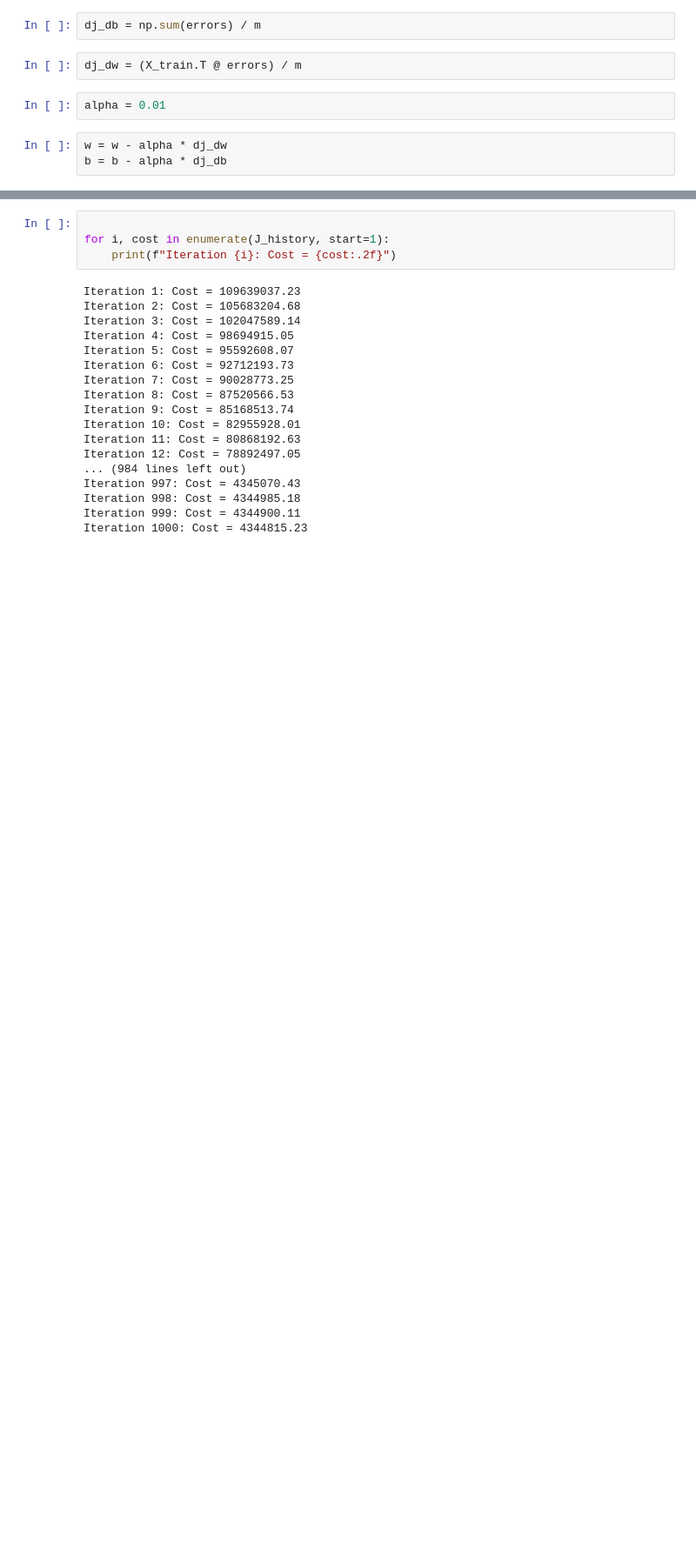
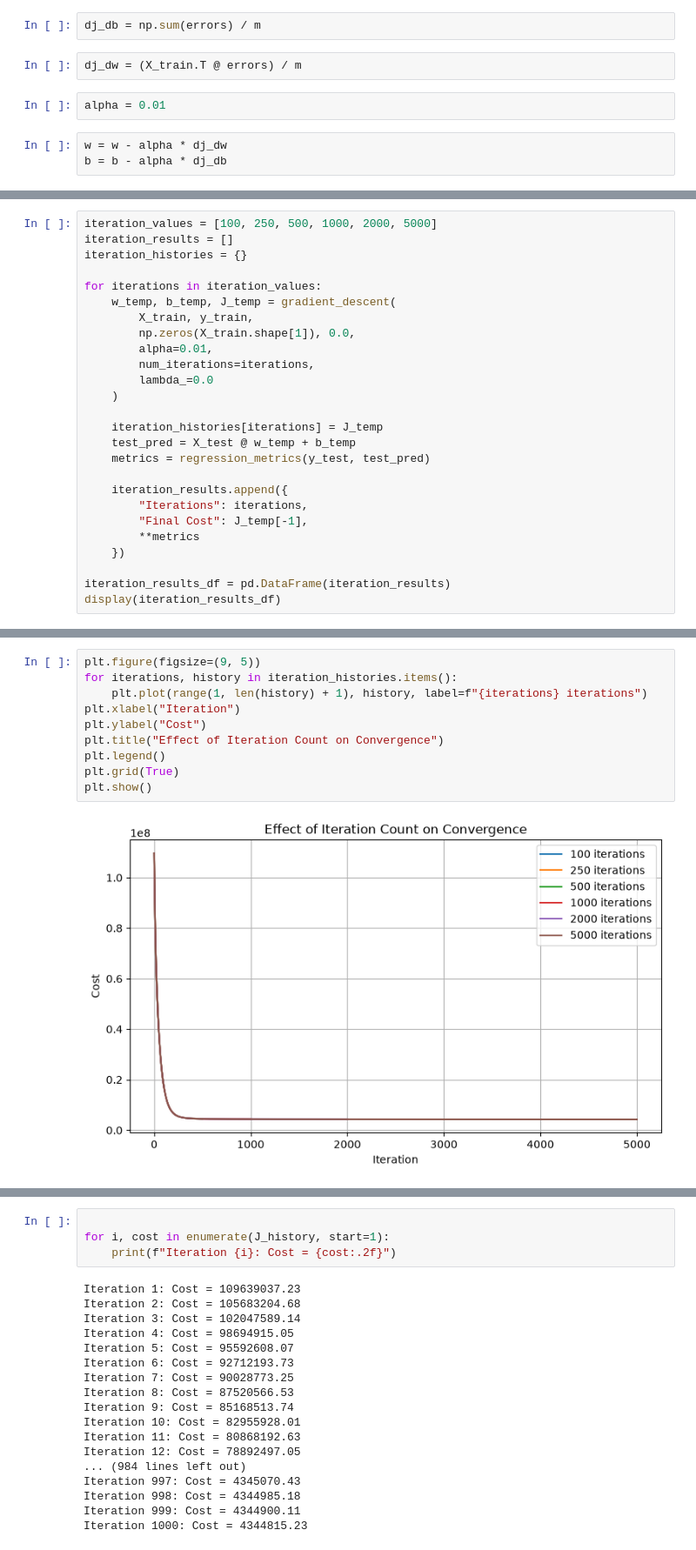
Before and after one commit to meakshayhari/Car-Price-Prediction, a Jupyter notebook: Car_Price_Prediction.ipynb, the cells around one changed output, grey strips where cells are left out. Shown at 87% size. Saved outputs shown, nothing was run; the diff lists cells and outputs as text; blank space fills up the shorter version.

```diff
--- a/Car_Price_Prediction.ipynb
+++ b/Car_Price_Prediction.ipynb
@@ -281,0 +389,26 @@ Test RMSE: 3846.3382383026556
+# %%
+iteration_values = [100, 250, 500, 1000, 2000, 5000]
+iteration_results = []
+iteration_histories = {}
+
+for iterations in iteration_values:
+    w_temp, b_temp, J_temp = gradient_descent(
+        X_train, y_train,
+        np.zeros(X_train.shape[1]), 0.0,
+        alpha=0.01,
+        num_iterations=iterations,
+        lambda_=0.0
+    )
+
+    iteration_histories[iterations] = J_temp
+    test_pred = X_test @ w_temp + b_temp
+    metrics = regression_metrics(y_test, test_pred)
+
+    iteration_results.append({
+        "Iterations": iterations,
+        "Final Cost": J_temp[-1],
+        **metrics
+    })
+
+iteration_results_df = pd.DataFrame(iteration_results)
+display(iteration_results_df)
@@ -281,0 +423,12 @@ Test RMSE: 3846.3382383026556
+# %%
+plt.figure(figsize=(9, 5))
+for iterations, history in iteration_histories.items():
+    plt.plot(range(1, len(history) + 1), history, label=f"{iterations} iterations")
+plt.xlabel("Iteration")
+plt.ylabel("Cost")
+plt.title("Effect of Iteration Count on Convergence")
+plt.legend()
+plt.grid(True)
+plt.show()
+# %% [output]
+[figure, added]
```
Also changed, not shown: parts of 20 cells of this notebook.
